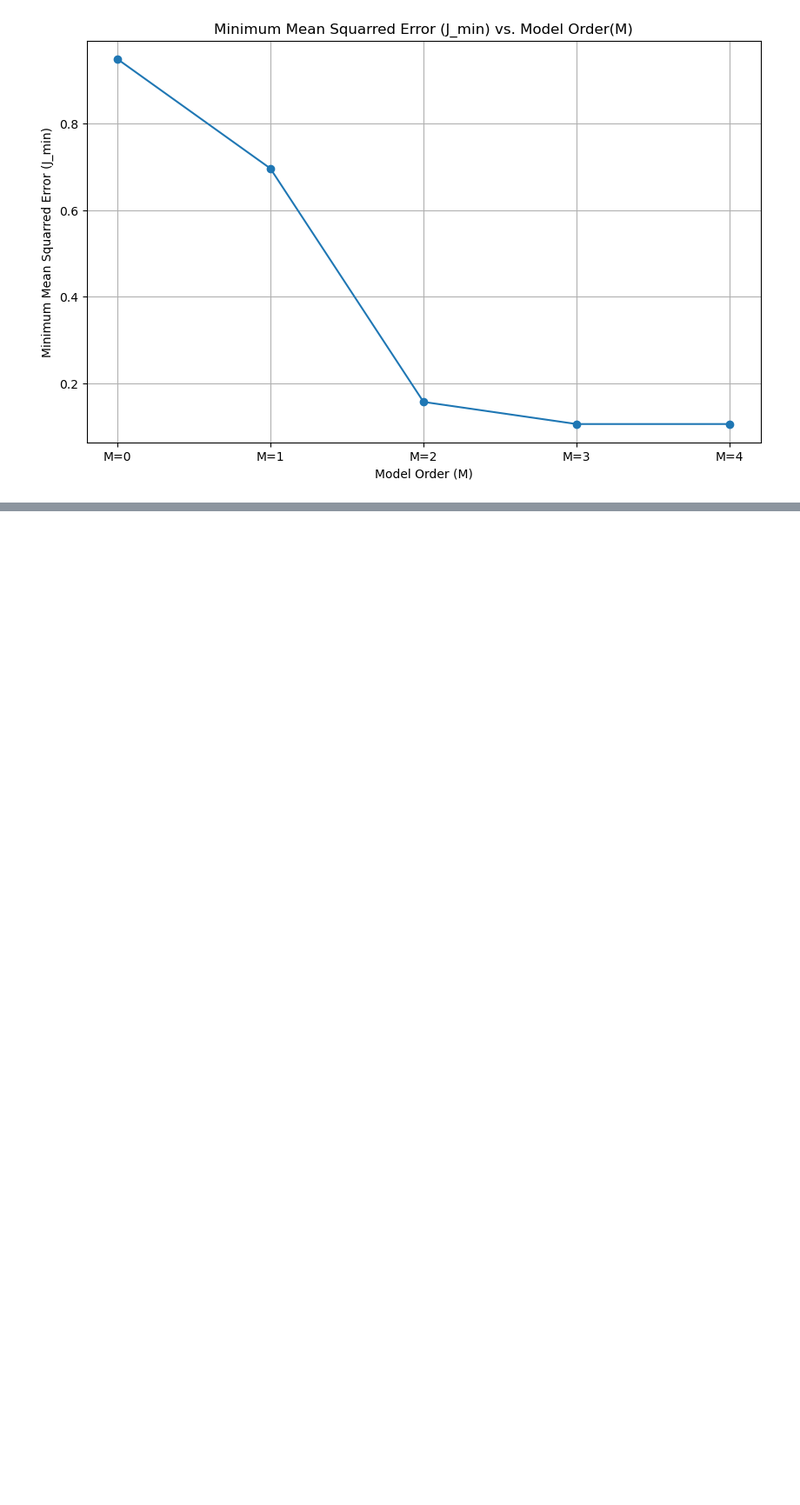
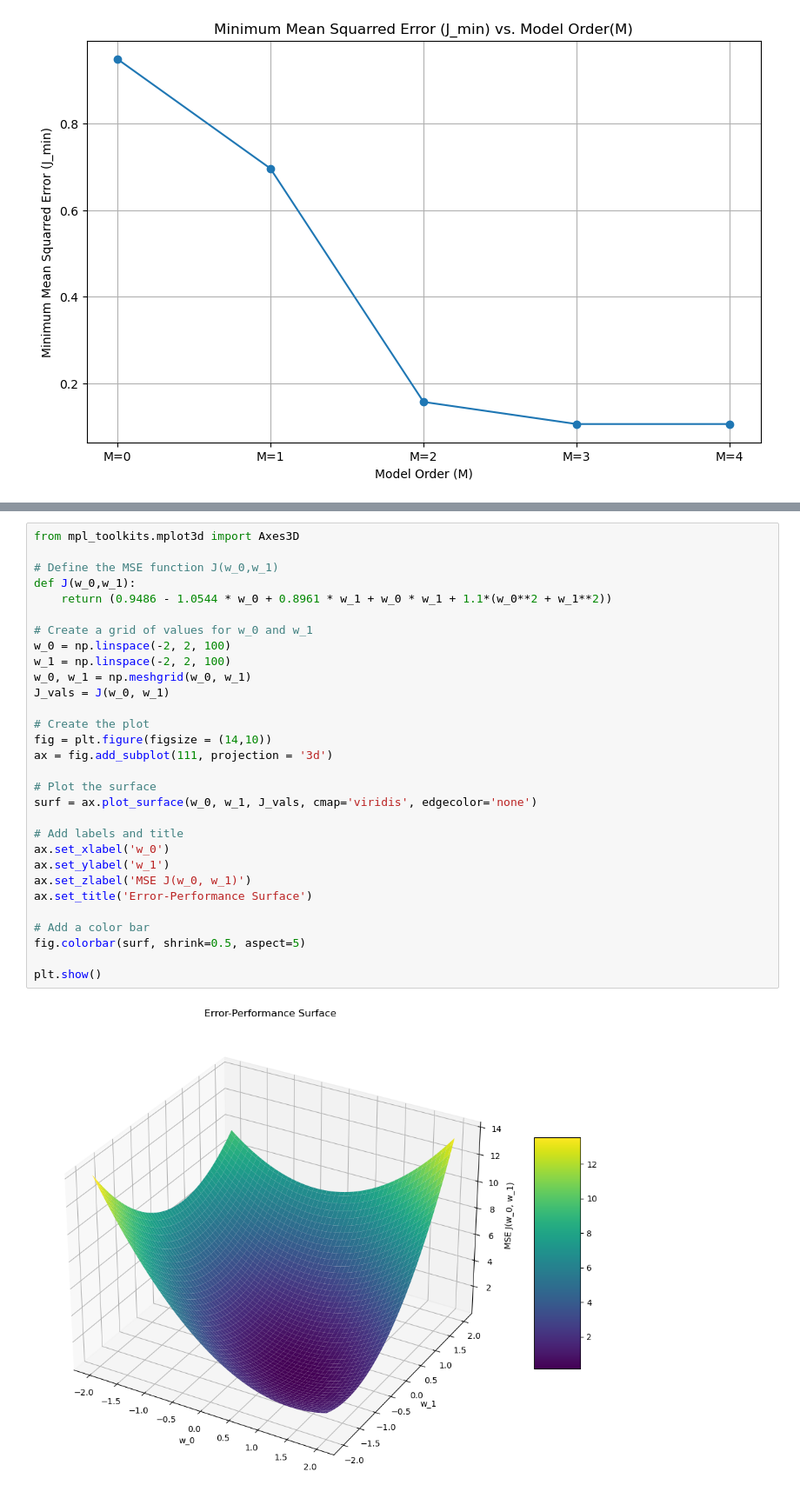
Before and after one commit to alexandergwm/Adaptive_filter_theory, a Jupyter notebook: 2.7 Experiment_optimal_filter.ipynb, the cells around one changed output, grey strips where cells are left out. Shown at 87% size. Saved outputs shown, nothing was run; the diff lists cells and outputs as text; blank space fills up the shorter version.

```diff
--- a/2.7 Experiment_optimal_filter.ipynb
+++ b/2.7 Experiment_optimal_filter.ipynb
@@ -90,0 +98,32 @@ plt.show()
+# %%
+from mpl_toolkits.mplot3d import Axes3D
+
+# Define the MSE function J(w_0,w_1)
+def J(w_0,w_1):
+    return (0.9486 - 1.0544 * w_0 + 0.8961 * w_1 + w_0 * w_1 + 1.1*(w_0**2 + w_1**2))
+
+# Create a grid of values for w_0 and w_1
+w_0 = np.linspace(-2, 2, 100)
+w_1 = np.linspace(-2, 2, 100)
+w_0, w_1 = np.meshgrid(w_0, w_1)
+J_vals = J(w_0, w_1)
+
+# Create the plot
+fig = plt.figure(figsize = (14,10))
+ax = fig.add_subplot(111, projection = '3d')
+
+# Plot the surface
+surf = ax.plot_surface(w_0, w_1, J_vals, cmap='viridis', edgecolor='none')
+
+# Add labels and title
+ax.set_xlabel('w_0')
+ax.set_ylabel('w_1')
+ax.set_zlabel('MSE J(w_0, w_1)')
+ax.set_title('Error-Performance Surface')
+
+# Add a color bar
+fig.colorbar(surf, shrink=0.5, aspect=5)
+
+plt.show()
+# %% [output]
+[figure, added]
```
Also changed, not shown: parts of 1 cell of this notebook.
